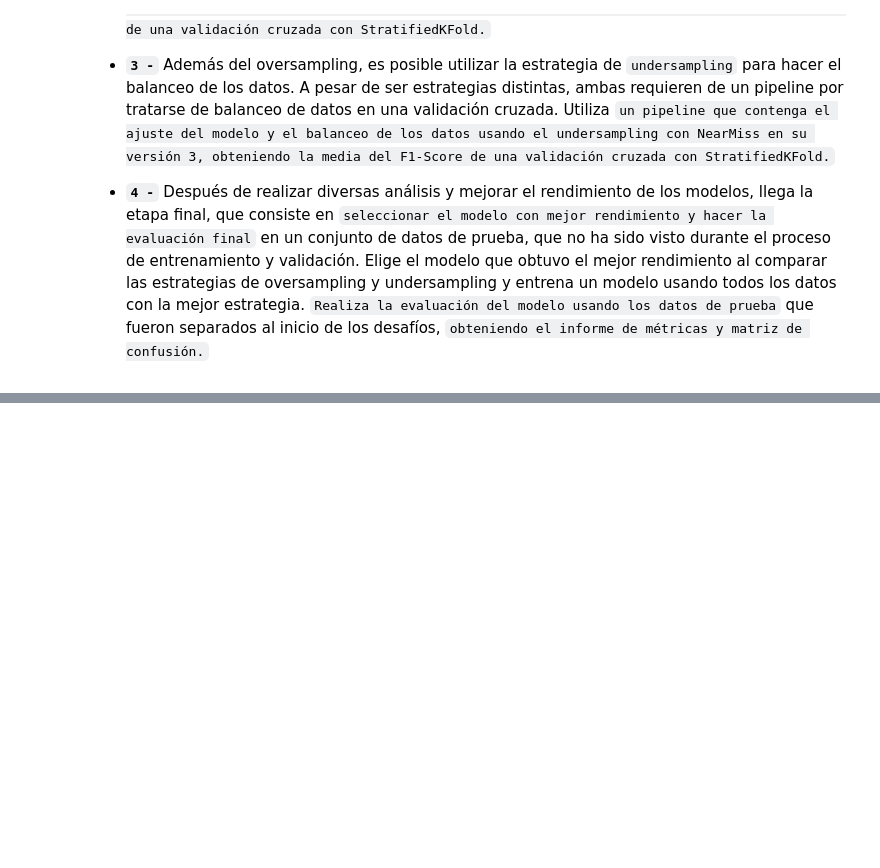
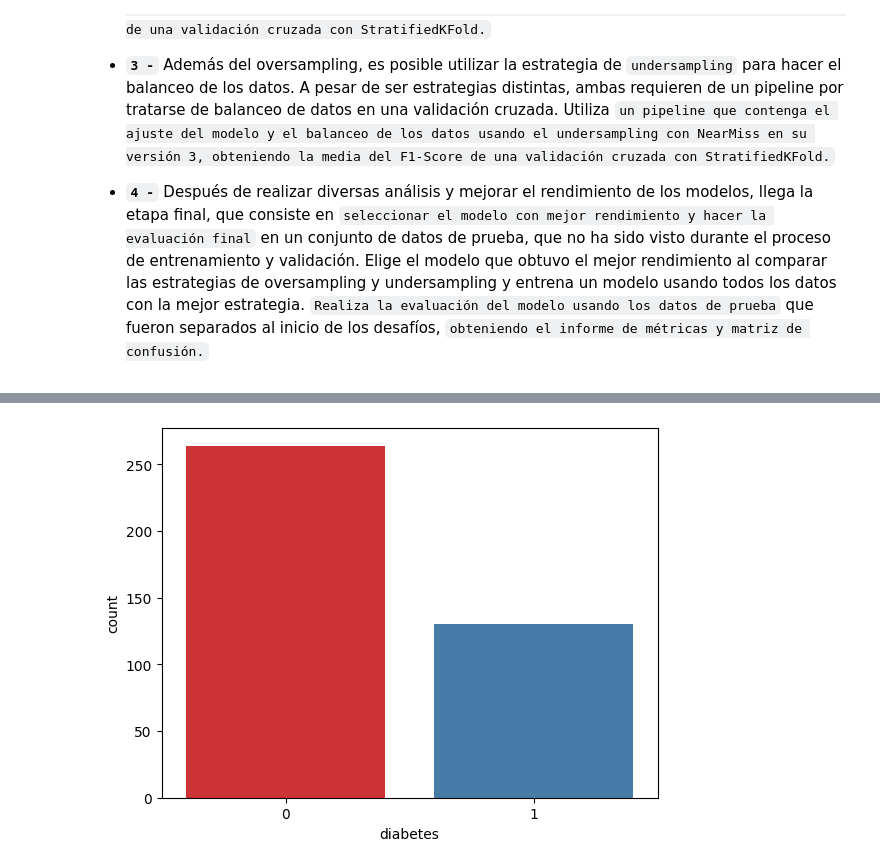
Before and after one commit to DanielRaiicHu/clasificacion_validacion_y_metricas, a Jupyter notebook: Clasificacion_validacion_y_metricas.ipynb, the cells around one changed output, grey strips where cells are left out. Drawn from its saved outputs; the diff is of its cells as text; code cells hidden in the pictures; blank space fills up the shorter version.

```diff
--- a/Clasificacion_validacion_y_metricas.ipynb
+++ b/Clasificacion_validacion_y_metricas.ipynb
@@ -1882,0 +1901,6 @@ La precisión media del Modelo Random Forest con LeaveOneOut es: 0.6898
+# %%
+import seaborn as sns
+
+sns.countplot(datos_desafio, x='diabetes', hue='diabetes', palette='Set1', legend=False);
+# %% [output]
+[figure, added]
```
Also changed, not shown: parts of 48 cells of this notebook.
